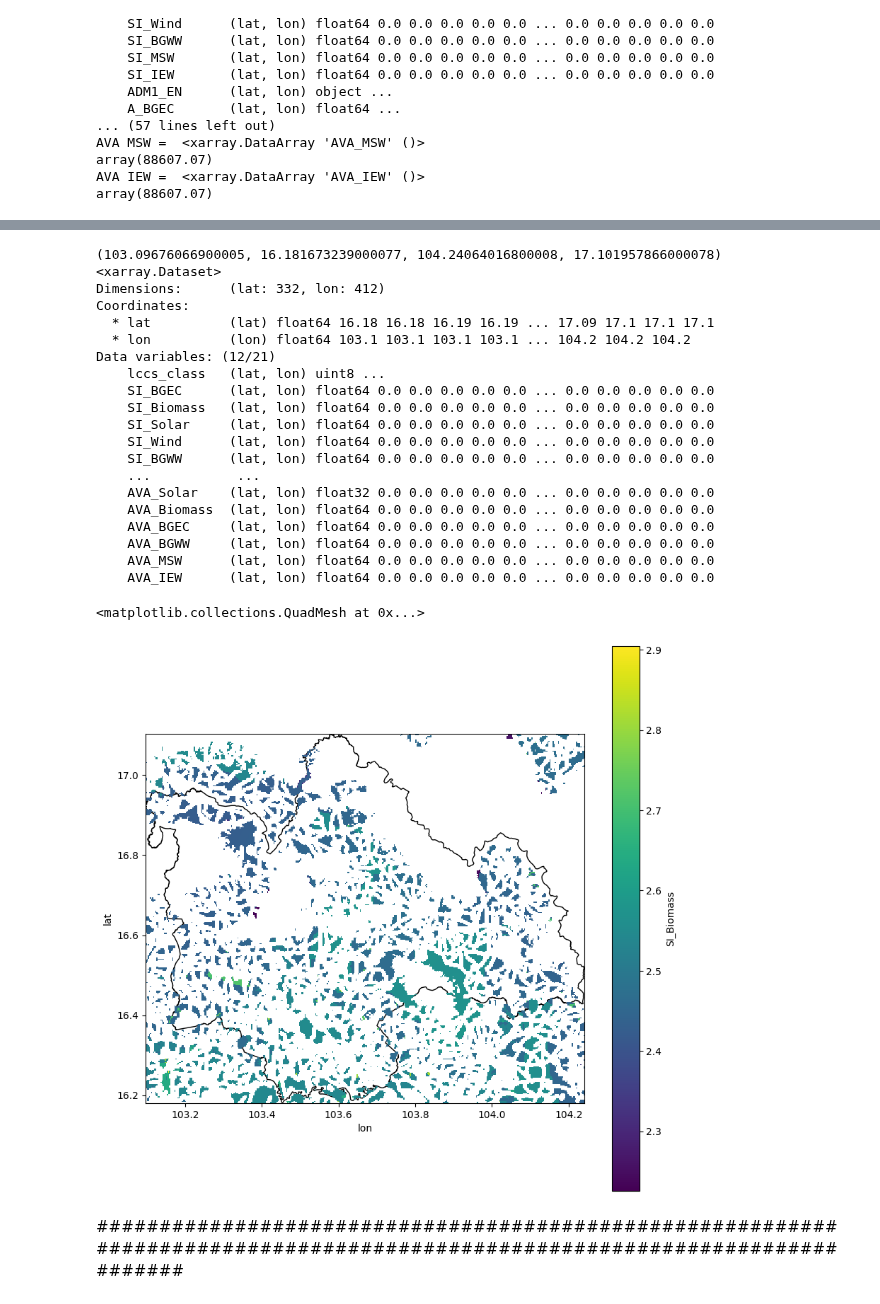
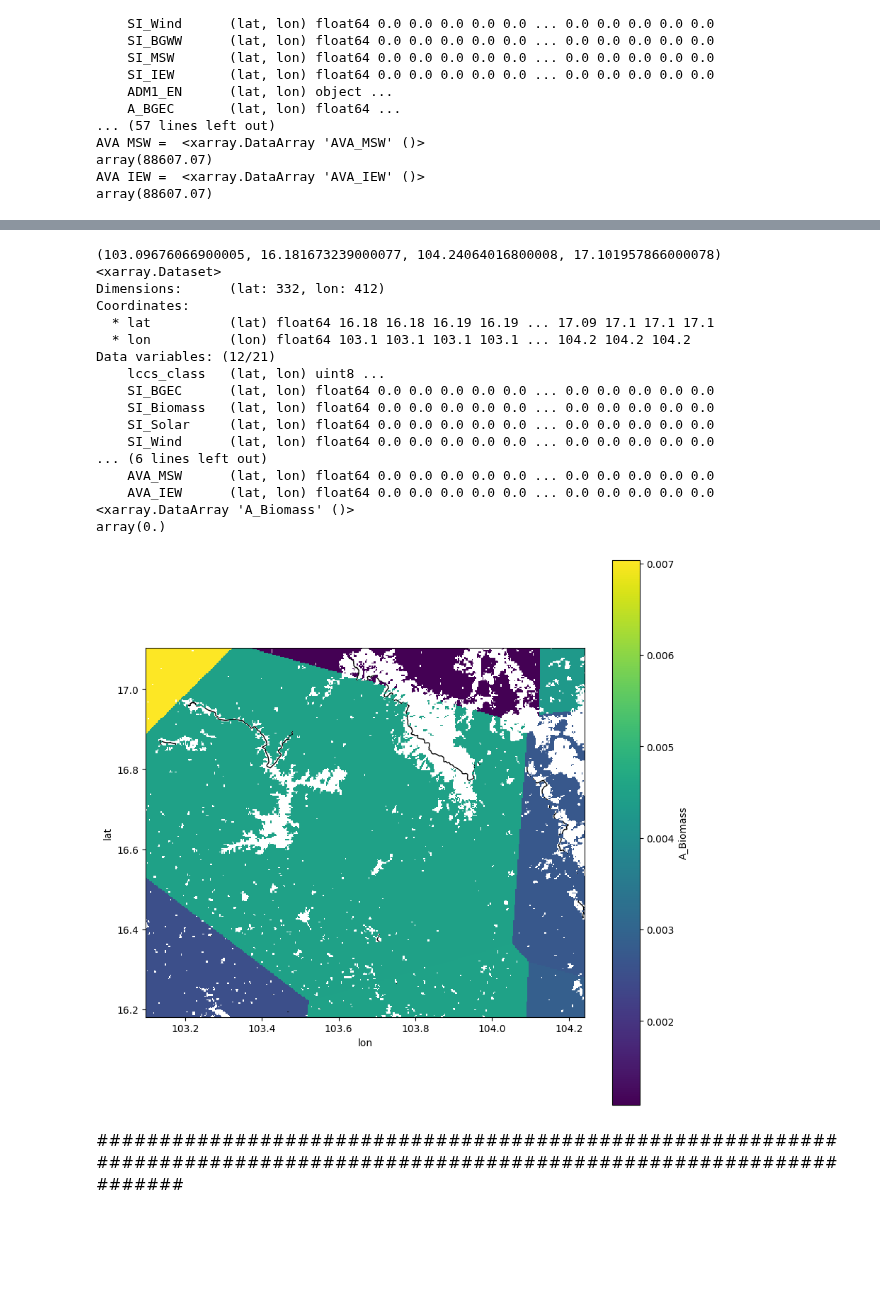
Before and after one commit to NarasetS/REPowerPlant_Siting, a Jupyter notebook: 10_SI_Farmarea_xarray.ipynb, the cells around one changed output, grey strips where cells are left out. Saved outputs shown, nothing was run; the diff lists cells and outputs as text; code cells hidden in the pictures; blank space fills up the shorter version.

```diff
--- a/10_SI_Farmarea_xarray.ipynb
+++ b/10_SI_Farmarea_xarray.ipynb
@@ -866,19 +866,31 @@ array(2.77152117)
 ######################## Area of feed stock for fuel-based plant #################################################
 print('-------------------------------------------------------')
 print(xr_final_SI.data_vars)
-# heatrate_biomass = 14706
-# heatrate_bgec = 12326
-# heatrate_bgww = 12326
-# heatrate_msw = 12130
-# heatrate_iew = 12130
+heatrate_biomass = 14.7057 #Heat Rate (MMBTU/MWh)
+heatrate_bgec = 12.3259
+heatrate_bgww = 12.3259
+heatrate_msw = 12.1301
+heatrate_iew = 12.1301
 
-# plantfactor_biomass = 0.7
-# plantfactor_bgec = 0.7
-# plantfactor_bgww = 0.7
-# plantfactor_msw = 0.44
-# plantfactor_iew = 0.7
+plantfactor_biomass = 0.7
+plantfactor_bgec = 0.7
+plantfactor_bgww = 0.7
+plantfactor_msw = 0.44
+plantfactor_iew = 0.7
 
-# covertktoetombtu = 39652.608749183 ## ktoe to MMbtu
+covertktoetombtu = 39652.608749183 ## ktoe to MMbtu
+
+conversionfactor_biomass = (covertktoetombtu/heatrate_biomass)/(plantfactor_biomass*8760)
+conversionfactor_bgec = (covertktoetombtu/heatrate_bgec)/(plantfactor_bgec*8760)
+conversionfactor_bgww= (covertktoetombtu/heatrate_bgww)/(plantfactor_bgww*8760)
+conversionfactor_msw = (covertktoetombtu/heatrate_msw)/(plantfactor_msw*8760)
+conversionfactor_iew = (covertktoetombtu/heatrate_iew)/(plantfactor_iew*8760)
+
+xr_final_SI['A_Biomass'] = xr_final_SI['A_Biomass'] * conversionfactor_biomass
+xr_final_SI['A_BGEC'] = xr_final_SI['A_BGEC'] * conversionfactor_bgec
+xr_final_SI['A_BGWW'] = xr_final_SI['A_BGWW'] * conversionfactor_bgww
+xr_final_SI['A_MSW'] = xr_final_SI['A_MSW'] * conversionfactor_msw
+xr_final_SI['A_IEW'] = xr_final_SI['A_IEW'] * conversionfactor_iew
 
 #### From the literature >> Biomass plant is 10 MW #####
 suitablearea_biomass = 150 ## km2
@@ -1021,41 +1035,37 @@ thailandmap.crs = {'init': 'epsg:4326'}
 province = "Kalasin"
 province = thailandmap.loc[thailandmap['ADM1_EN'] == province]
 print(province.unary_union.bounds)
 min_lon = province.unary_union.bounds[0]
 max_lon = province.unary_union.bounds[2]
 max_lat = province.unary_union.bounds[3]
 min_lat = province.unary_union.bounds[1]
 
 xr_buffer = xr_final_SI.sel(lat=slice(min_lat,max_lat), lon=slice(min_lon,max_lon))
 print(xr_buffer)
 
 fig, ax = plt.subplots(figsize=(10,10))
 province.plot(ax = ax, color='none', edgecolor = 'black', zorder = 0)
 
-fueltype = 'SI_Biomass'
+fueltype = 'A_Biomass'
 xr_buffer[fueltype].where(xr_buffer[fueltype]>0).plot(ax = ax,zorder = 1)
 # %% [output]
 (103.09676066900005, 16.181673239000077, 104.24064016800008, 17.101957866000078)
 <xarray.Dataset>
 Dimensions:      (lat: 332, lon: 412)
 Coordinates:
   * lat          (lat) float64 16.18 16.18 16.19 16.19 ... 17.09 17.1 17.1 17.1
   * lon          (lon) float64 103.1 103.1 103.1 103.1 ... 104.2 104.2 104.2
 Data variables: (12/21)
     lccs_class   (lat, lon) uint8 ...
     SI_BGEC      (lat, lon) float64 0.0 0.0 0.0 0.0 0.0 ... 0.0 0.0 0.0 0.0 0.0
     SI_Biomass   (lat, lon) float64 0.0 0.0 0.0 0.0 0.0 ... 0.0 0.0 0.0 0.0 0.0
     SI_Solar     (lat, lon) float64 0.0 0.0 0.0 0.0 0.0 ... 0.0 0.0 0.0 0.0 0.0
     SI_Wind      (lat, lon) float64 0.0 0.0 0.0 0.0 0.0 ... 0.0 0.0 0.0 0.0 0.0
-    SI_BGWW      (lat, lon) float64 0.0 0.0 0.0 0.0 0.0 ... 0.0 0.0 0.0 0.0 0.0
-    ...           ...
-    AVA_Solar    (lat, lon) float32 0.0 0.0 0.0 0.0 0.0 ... 0.0 0.0 0.0 0.0 0.0
-    AVA_Biomass  (lat, lon) float64 0.0 0.0 0.0 0.0 0.0 ... 0.0 0.0 0.0 0.0 0.0
-    AVA_BGEC     (lat, lon) float64 0.0 0.0 0.0 0.0 0.0 ... 0.0 0.0 0.0 0.0 0.0
-    AVA_BGWW     (lat, lon) float64 0.0 0.0 0.0 0.0 0.0 ... 0.0 0.0 0.0 0.0 0.0
+... (6 lines left out)
     AVA_MSW      (lat, lon) float64 0.0 0.0 0.0 0.0 0.0 ... 0.0 0.0 0.0 0.0 0.0
     AVA_IEW      (lat, lon) float64 0.0 0.0 0.0 0.0 0.0 ... 0.0 0.0 0.0 0.0 0.0
+<xarray.DataArray 'A_Biomass' ()>
+array(0.)
-<matplotlib.collections.QuadMesh at 0x...>
-[figure, old version]
+[figure, new version]
 # %% [markdown]
 #############################################################################################################################
```
Also changed, not shown: parts of 1 cell of this notebook.
